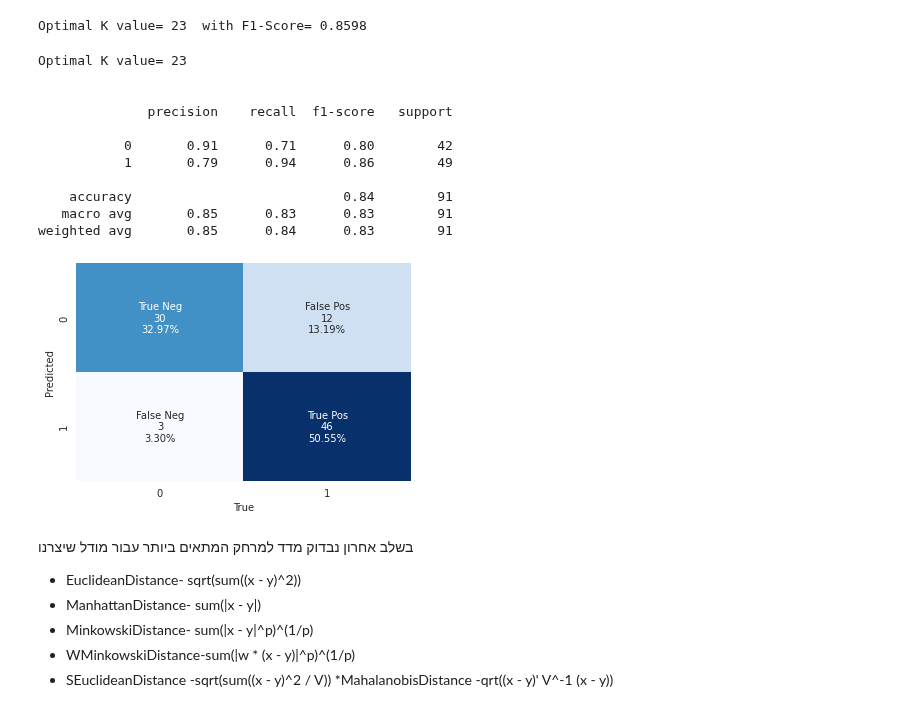
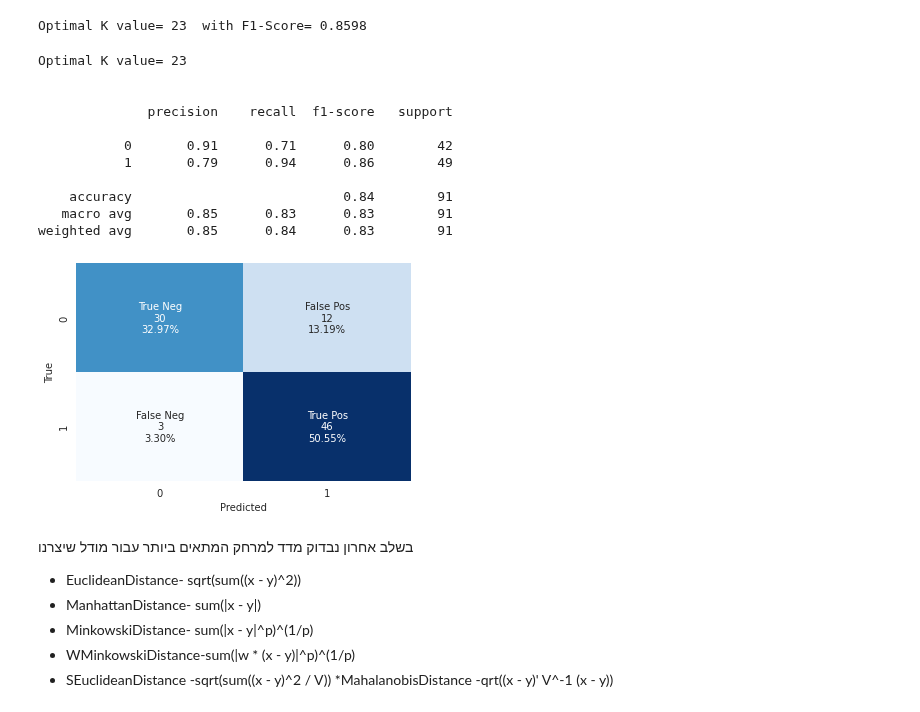
Before and after one commit to DimaUd/Heart-Attack, a Jupyter notebook: Heart_Attack_Part2_DataPrepararation_and_Modeling.ipynb, the cells around one changed output. Saved outputs shown, nothing was run; the diff lists cells and outputs as text; code cells hidden in the pictures.

```diff
--- a/Heart_Attack_Part2_DataPrepararation_and_Modeling.ipynb
+++ b/Heart_Attack_Part2_DataPrepararation_and_Modeling.ipynb
@@ -472,36 +472,36 @@ Optimal K value= 23  with F1-Score= 0.8598
 # %%
 knn=KNeighborsClassifier(n_neighbors=best_k)
 knn=knn.fit(X_train,y_train)
 y_pred=knn.predict(X_test)
 print("Optimal K value=",best_k)
 print('\n')
 print(classification_report(y_test,y_pred))
 
 cf_matrix=confusion_matrix(y_test,y_pred)
 group_names = ['True Neg','False Pos','False Neg','True Pos']
 group_counts = ['{0:0.0f}'.format(value) for value in
                 cf_matrix.flatten()]
 group_percentages = ['{0:.2%}'.format(value) for value in
                      cf_matrix.flatten()/np.sum(cf_matrix)]
 labels = [f'{v1}\n{v2}\n{v3}' for v1, v2, v3 in
           zip(group_names,group_counts,group_percentages)]
 labels = np.asarray(labels).reshape(2,2)
 sns.heatmap(cf_matrix, annot=labels, fmt="", cmap='Blues',cbar=False)
-plt.xlabel('True')
-plt.ylabel('Predicted');
+plt.xlabel('Predicted')
+plt.ylabel('True');
 # %% [output]
 Optimal K value= 23
 
 
               precision    recall  f1-score   support
 
            0       0.91      0.71      0.80        42
            1       0.79      0.94      0.86        49
 
     accuracy                           0.84        91
    macro avg       0.85      0.83      0.83        91
 weighted avg       0.85      0.84      0.83        91
-[figure, old version]
+[figure, new version]
 # %% [markdown]
 בשלב אחרון נבדוק  מדד למרחק המתאים ביותר עבור מודל שיצרנו
 * EuclideanDistance- sqrt(sum((x - y)^2))
```
Also changed, not shown: parts of 3 cells of this notebook.
